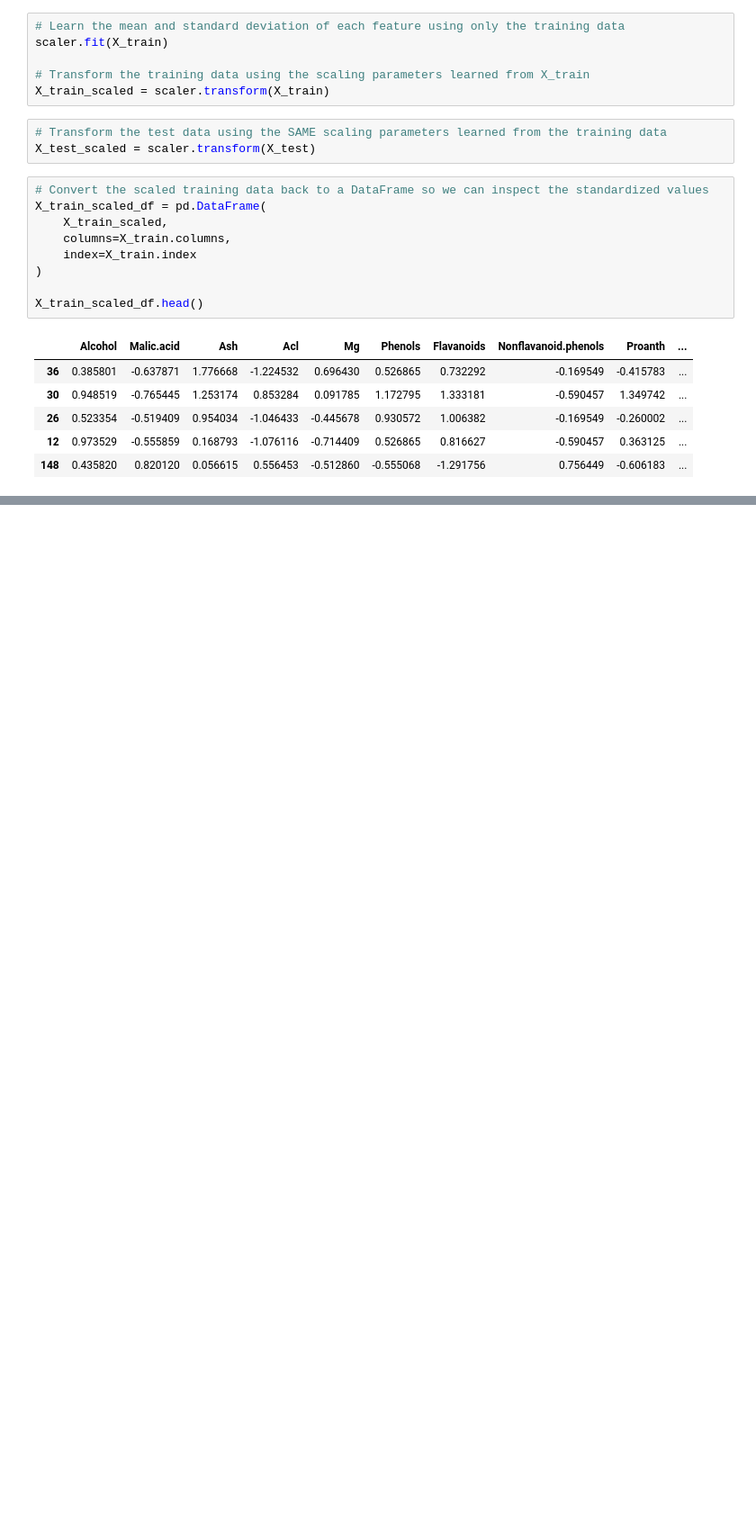
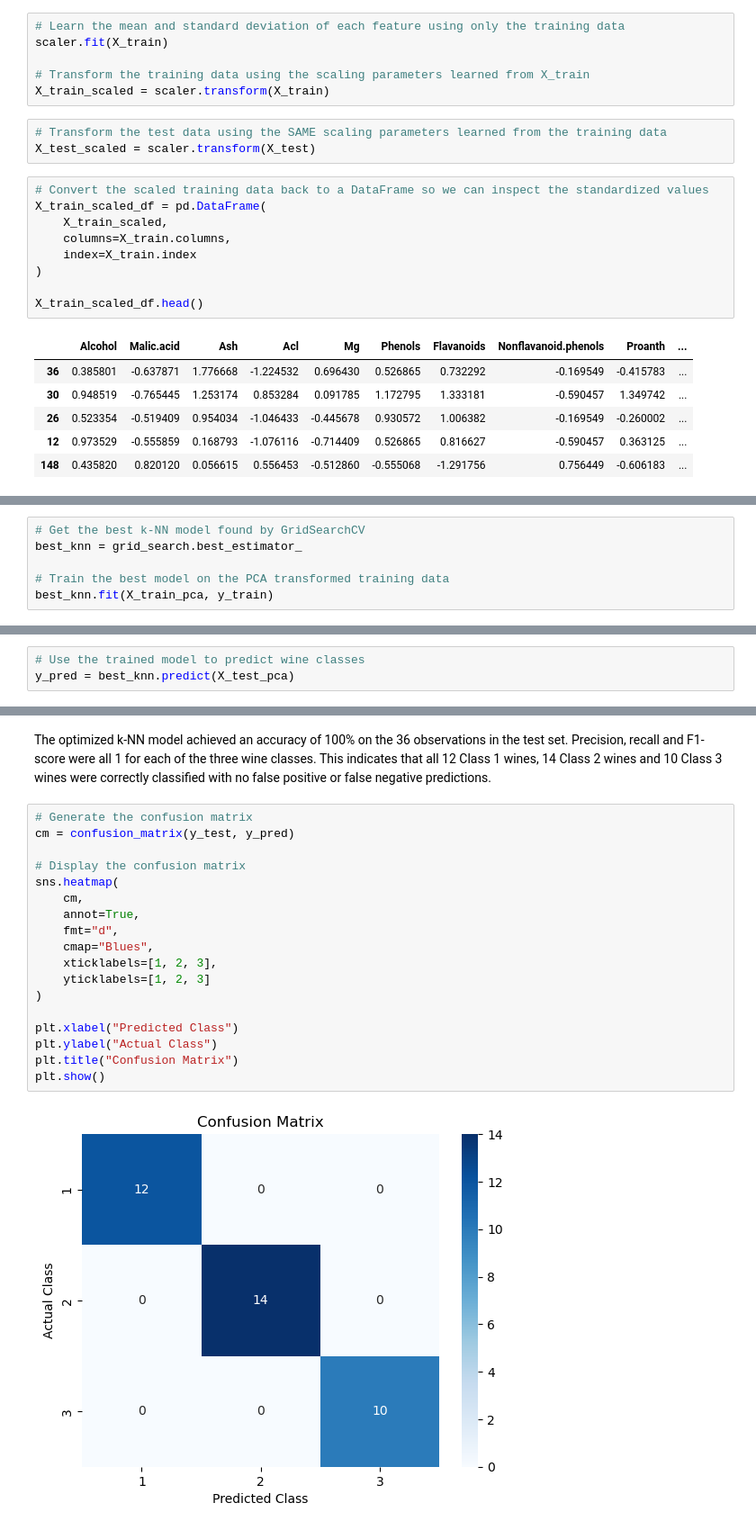
Before and after one commit to Ted-star7/Datavine-lab, a Jupyter notebook: notebooks/01_wine_classification.ipynb, the cells around one changed output, grey strips where cells are left out. Shown at 90% size. Saved outputs shown, nothing was run; the diff lists cells and outputs as text; blank space fills up the shorter version.

```diff
--- a/notebooks/01_wine_classification.ipynb
+++ b/notebooks/01_wine_classification.ipynb
@@ -233,0 +396,6 @@ X_train_scaled_df.head()
+# %%
+# Get the best k-NN model found by GridSearchCV
+best_knn = grid_search.best_estimator_
+
+# Train the best model on the PCA transformed training data
+best_knn.fit(X_train_pca, y_train)
@@ -233,0 +404,3 @@ X_train_scaled_df.head()
+# %%
+# Use the trained model to predict wine classes
+y_pred = best_knn.predict(X_test_pca)
@@ -233,0 +437,22 @@ X_train_scaled_df.head()
+# %% [markdown]
+The optimized k-NN model achieved an accuracy of 100% on the 36 observations in the test set. Precision, recall and F1-score were all 1 for each of the three wine classes. This indicates that all 12 Class 1 wines, 14 Class 2 wines and 10 Class 3 wines were correctly classified with no false positive or false negative predictions.
+# %%
+# Generate the confusion matrix
+cm = confusion_matrix(y_test, y_pred)
+
+# Display the confusion matrix
+sns.heatmap(
+    cm,
+    annot=True,
+    fmt="d",
+    cmap="Blues",
+    xticklabels=[1, 2, 3],
+    yticklabels=[1, 2, 3]
+)
+
+plt.xlabel("Predicted Class")
+plt.ylabel("Actual Class")
+plt.title("Confusion Matrix")
+plt.show()
+# %% [output]
+[figure, added]
```
Also changed, not shown: parts of 25 cells of this notebook.
